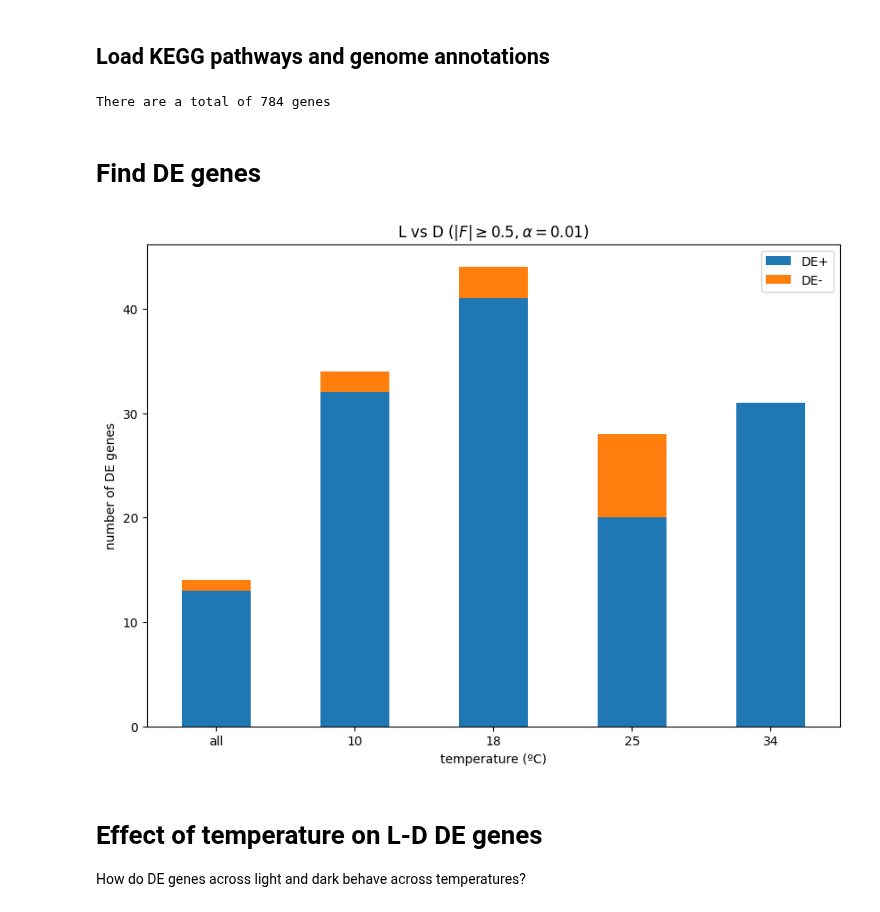
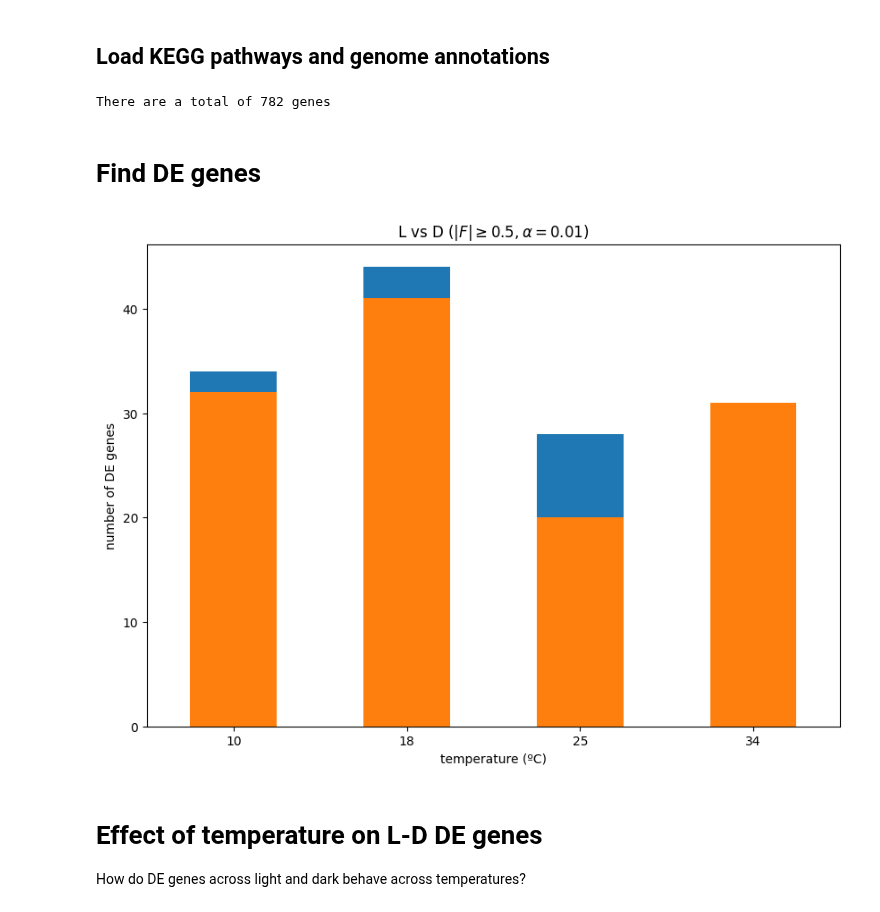
Before and after one commit to Robaina/Dokdonia, a Jupyter notebook: notebooks/1_differential_expression.ipynb, the cells around one changed output. Saved outputs shown, nothing was run; the diff lists cells and outputs as text; code cells hidden in the pictures.

```diff
--- a/notebooks/1_differential_expression.ipynb
+++ b/notebooks/1_differential_expression.ipynb
@@ -13,7 +13,7 @@ from dokdonia.utils import save_to_pickle_file
 %matplotlib inline
 
 
-root_dir = Path(os.getcwd())
+root_dir = Path(os.getcwd()).parent
 results_dir = root_dir / "results"
 data_dir = root_dir / "data"
 # %% [markdown]
@@ -39,29 +39,29 @@ system_pathways = KEGGparser.getSystemPathways()
 gene_list = list(gene_pathways.keys())
 print(f'There are a total of {len(gene_list)} genes')
 # %% [output]
-There are a total of 784 genes
+There are a total of 782 genes
 # %% [markdown]
 # Find DE genes
 # %%
 p_value_cutoff = 1e-2
 fold_cutoff = k = 0.5
 
 # DE light vs dark across temperatures
 L_D_res, L_D_stats = {}, {}
 L_D_res['all'], L_D_stats['all'] = DE.runDEtest(counts, test='Wald', alpha=p_value_cutoff,
                                                 formula='~ lighting', log2fold_cutoff=k)
 # L vs D for each temperature
 for T in ['10', '18', '25', '34']:
     counts_T = counts[counts.filter(regex=f'{T}|index').columns]
     L_D_res[T], L_D_stats[T] = DE.runDEtest(counts_T, test='Wald', alpha=p_value_cutoff,
                                             formula='~ lighting', log2fold_cutoff=k)
 # Plot stats
-ax = pd.DataFrame(L_D_stats).transpose().plot.bar(
+ax = pd.DataFrame(L_D_stats).drop("all", axis=1).transpose().plot.bar(
     stacked=True, title=f'L vs D ($|F|\\geq 0.5,\\alpha={p_value_cutoff}$)',
     figsize=(10, 7), ylabel='number of DE genes', xlabel='temperature (ºC)',
-    rot=0)
+    rot=0, color=['C1', 'C0'], legend=False)
 # %% [output]
-[figure, old version]
+[figure, new version]
 # %%
 DELD = {}
 for T, res in L_D_res.items():
```
Also changed, not shown: 2 other files.
